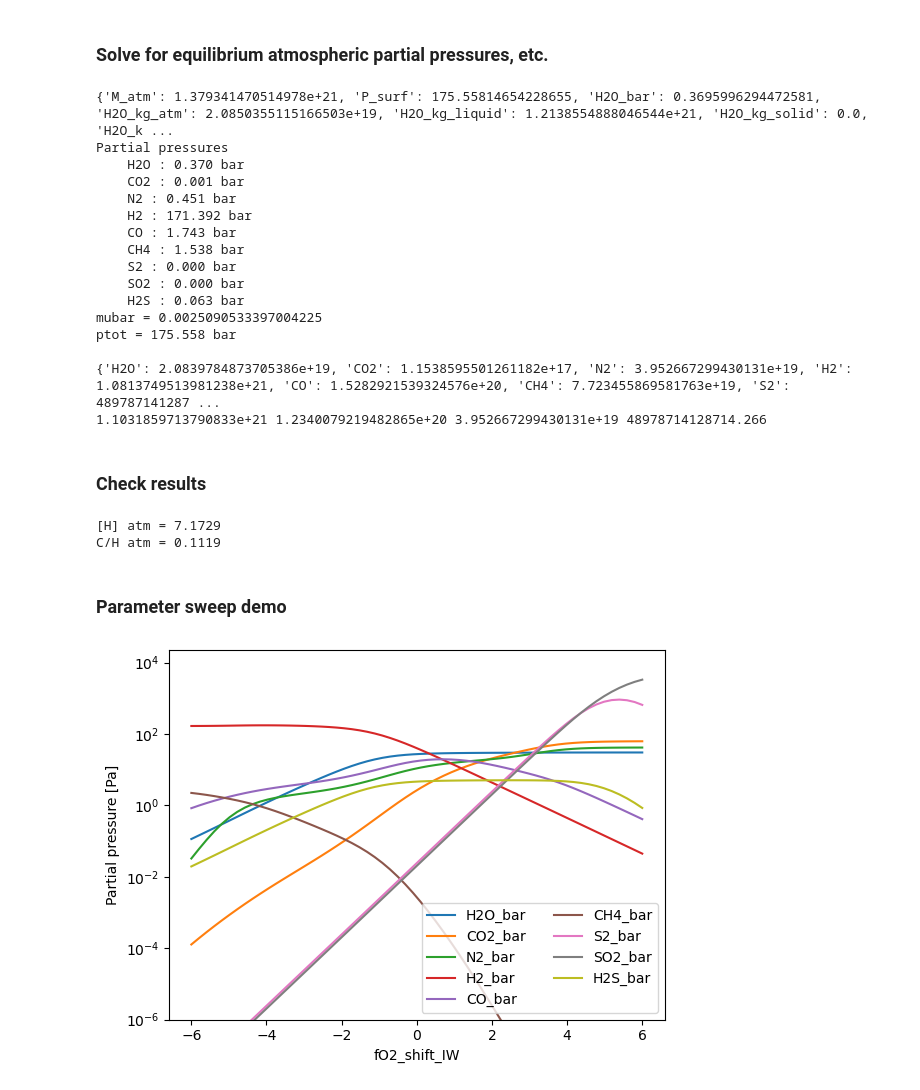
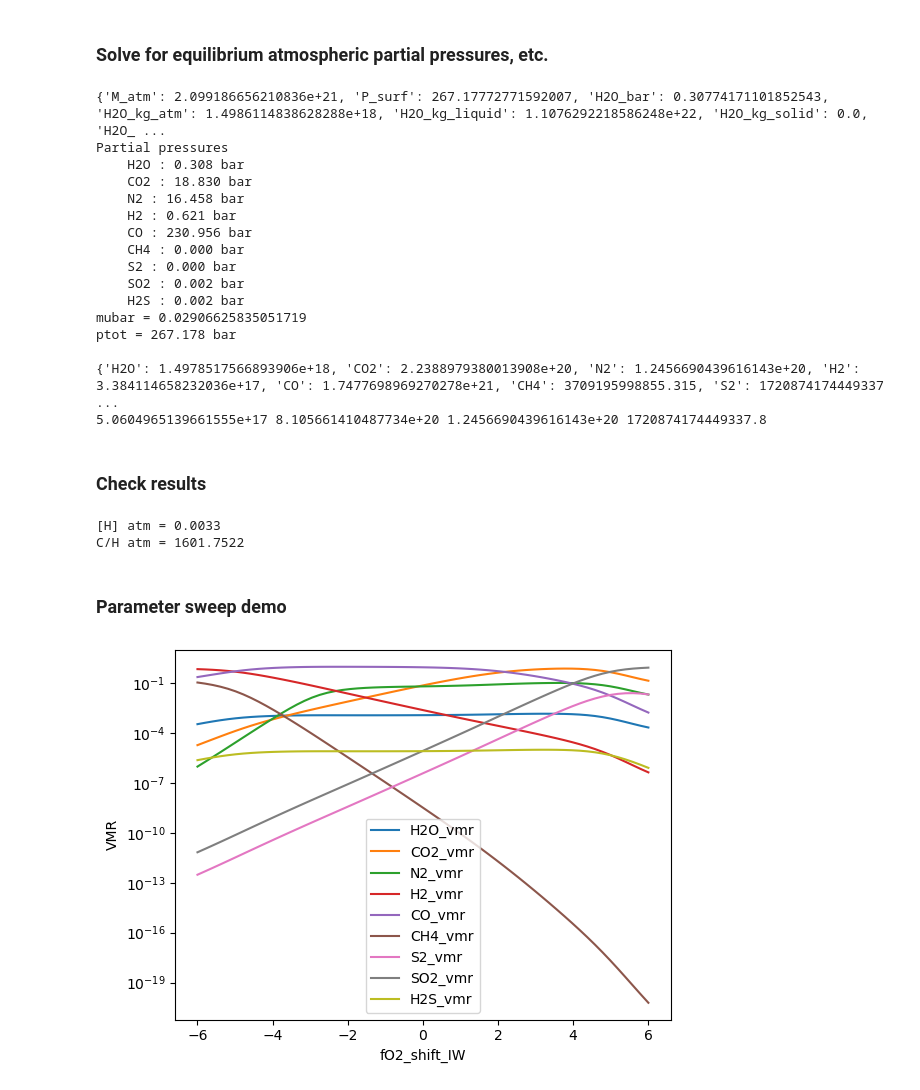
Before and after one commit to FormingWorlds/CALLIOPE, a Jupyter notebook: tools/SolveVol.ipynb, the cells around one changed output. Cells and saved outputs as stored; diff of their text form; code cells hidden in the pictures.

```diff
--- a/tools/SolveVol.ipynb
+++ b/tools/SolveVol.ipynb
@@ -15,17 +15,17 @@ import matplotlib.pyplot as plt
 # %%
 OPTIONS = {}
 
-OPTIONS['Phi_global'] = 0.1
-OPTIONS['T_magma'] = 2000.0
+OPTIONS['Phi_global'] = 1.0
+OPTIONS['T_magma'] = 2500.0
 
 OPTIONS['radius'] = R_earth * 1.875
 OPTIONS['mass']   = M_earth * 7.99
 OPTIONS['gravity'] = const_G * OPTIONS['mass'] / (OPTIONS['radius']**2)
 OPTIONS['hydrogen_earth_oceans'] = 8.0
-OPTIONS['CH_ratio'] = 0.1
-OPTIONS['fO2_shift_IW'] = -5
+OPTIONS['CH_ratio'] = 1.0
+OPTIONS['fO2_shift_IW'] = 0.0
 OPTIONS['nitrogen_ppmw'] = 4.0
-OPTIONS['sulfur_ppmw'] = 500.0
+OPTIONS['sulfur_ppmw'] = 300.0
 OPTIONS['planet_coresize'] = 0.5
 
 solvevol_vols = ['H2O', 'CO2', 'N2', 'H2', 'CO', 'CH4', 'S2', 'SO2', 'H2S']
@@ -104,22 +104,22 @@ S_kg = m_d["S2"]
 
 print(H_kg, C_kg, N_kg, S_kg)
 # %% [output]
-{'M_atm': 1.379341470514978e+21, 'P_surf': 175.55814654228655, 'H2O_bar': 0.3695996294472581, 'H2O_kg_atm': 2.0850355115166503e+19, 'H2O_kg_liquid': 1.2138554888046544e+21, 'H2O_kg_solid': 0.0, 'H2O_k ...
+{'M_atm': 2.099186656210836e+21, 'P_surf': 267.17772771592007, 'H2O_bar': 0.30774171101852543, 'H2O_kg_atm': 1.4986114838628288e+18, 'H2O_kg_liquid': 1.1076292218586248e+22, 'H2O_kg_solid': 0.0, 'H2O_ ...
 Partial pressures
-    H2O : 0.370 bar
-    CO2 : 0.001 bar
-    N2 : 0.451 bar
-    H2 : 171.392 bar
-    CO : 1.743 bar
-    CH4 : 1.538 bar
+    H2O : 0.308 bar
+    CO2 : 18.830 bar
+    N2 : 16.458 bar
+    H2 : 0.621 bar
+    CO : 230.956 bar
+    CH4 : 0.000 bar
     S2 : 0.000 bar
-    SO2 : 0.000 bar
-    H2S : 0.063 bar
-mubar = 0.0025090533397004225
-ptot = 175.558 bar
+    SO2 : 0.002 bar
+    H2S : 0.002 bar
+mubar = 0.02906625835051719
+ptot = 267.178 bar
 
-{'H2O': 2.0839784873705386e+19, 'CO2': 1.1538595501261182e+17, 'N2': 3.952667299430131e+19, 'H2': 1.0813749513981238e+21, 'CO': 1.5282921539324576e+20, 'CH4': 7.723455869581763e+19, 'S2': 489787141287 ...
-1.1031859713790833e+21 1.2340079219482865e+20 3.952667299430131e+19 48978714128714.266
+{'H2O': 1.4978517566893906e+18, 'CO2': 2.2388979380013908e+20, 'N2': 1.2456690439616143e+20, 'H2': 3.384114658232036e+17, 'CO': 1.7477698969270278e+21, 'CH4': 3709195998855.315, 'S2': 1720874174449337 ...
+5.0604965139661555e+17 8.105661410487734e+20 1.2456690439616143e+20 1720874174449337.8
 # %% [markdown]
 ### Check results
 # %%
@@ -129,8 +129,8 @@ H_oc  = H_mol / (7.69e22 * 2.0)
 print("[H] atm = %.4f" % H_oc)
 print("C/H atm = %.4f" % (C_kg/H_kg))
 # %% [output]
-[H] atm = 7.1729
-C/H atm = 0.1119
+[H] atm = 0.0033
+C/H atm = 1601.7522
 # %% [markdown]
 ### Parameter sweep demo
 # %%
@@ -148,36 +148,34 @@ y_out = {}
 for y in y_keys:
     y_out[y] = []
 for x in x_arr:
     OPTIONS = deepcopy(BACKUP_options)
     OPTIONS[x_key] = x
     solvevol_target = get_target_from_params(OPTIONS)
     p_d = equilibrium_atmosphere(solvevol_target, OPTIONS)
     for y in y_keys:
         y_out[y].append(p_d[y])
 
 
 # plot data
 fig,ax = plt.subplots(1,1)
 
 for y in y_keys:
-    if "_bar" in y:
+    if "_vmr" in y:
         ax.plot(x_arr, y_out[y], label=y)
-ax.set(xlabel=x_key, ylabel="Partial pressure [Pa]")
-ax.legend(ncol=2)
+ax.set(xlabel=x_key, ylabel="VMR")
+ax.legend()
 ax.set_yscale("log")
-ax.set_ylim(bottom=1e-6)
-
 plt.show()
 
 
 # write to csv
 M = []
 header = x_key
 M.append(x_arr)
 for y in y_keys:
     M.append(y_out[y])
     header += " "+y
 M = np.array(M).T
 np.savetxt("nogit_solvevol.csv", M, fmt="%.4e", header=header, comments="")
 # %% [output]
-[figure, old version]
+[figure, new version]
```
Also changed, not shown: parts of 1 cell of this notebook.
